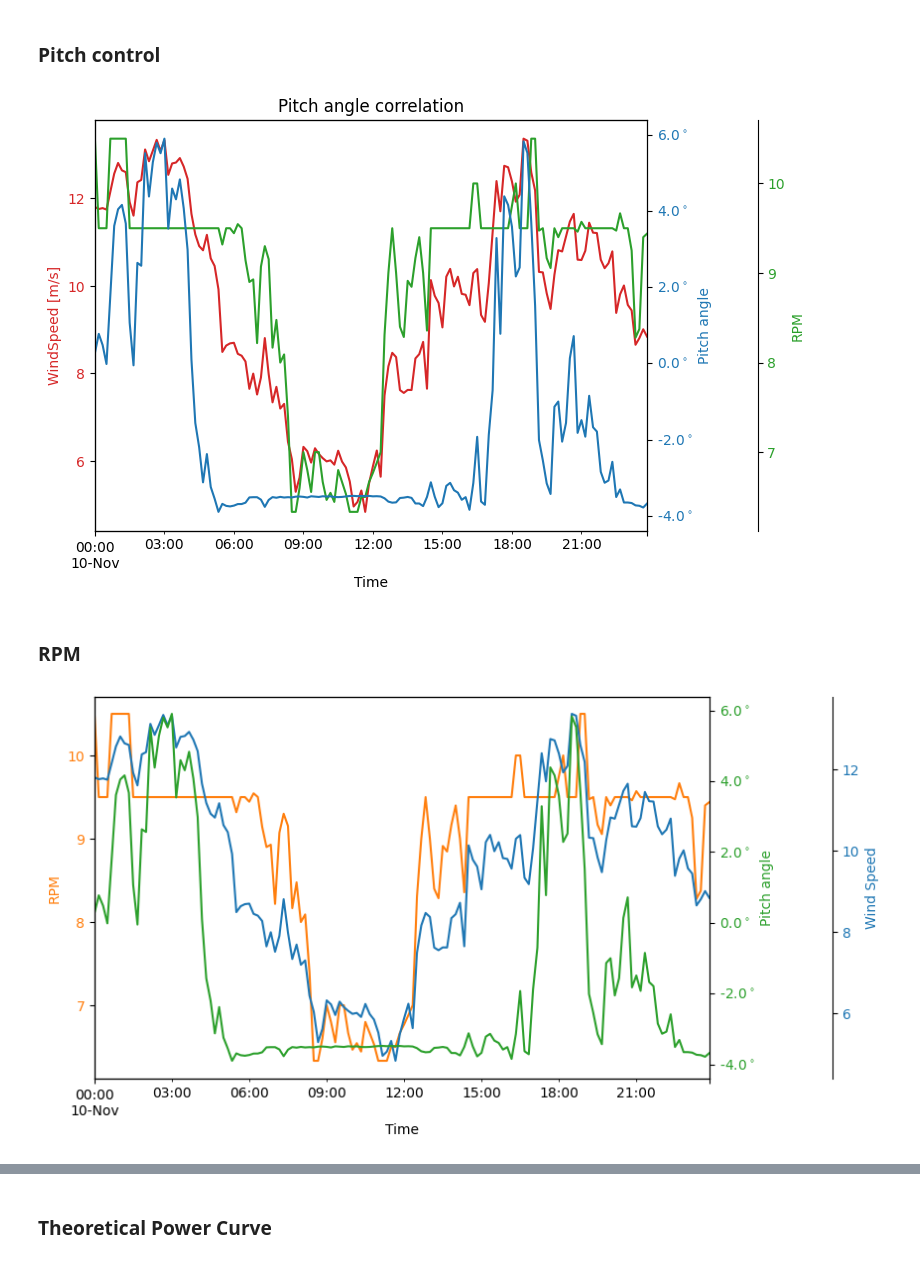
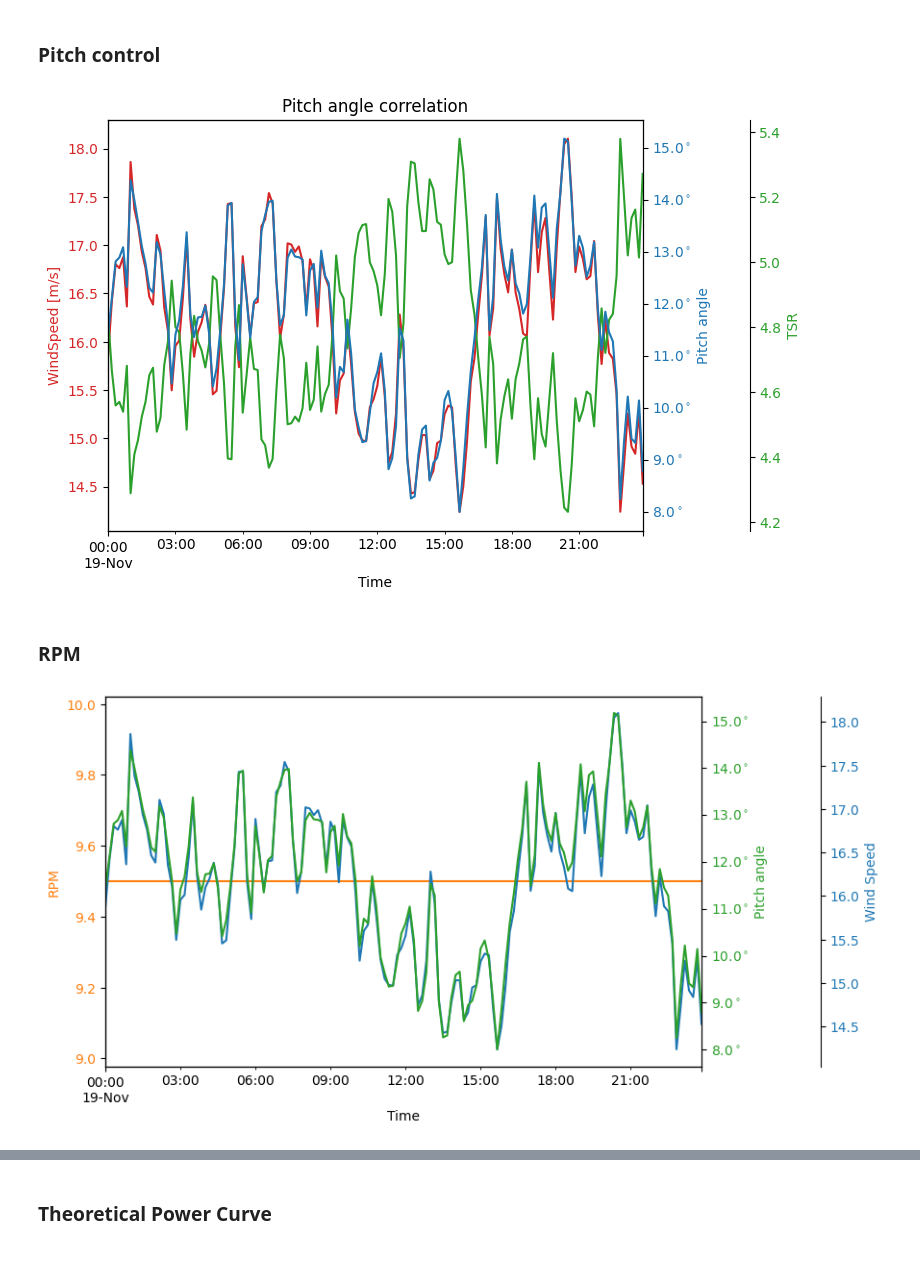
Before and after one commit to sondretb/Master-thesis---Wake-Scada-integration, a Jupyter notebook: pre_data_analysis.ipynb, the cells around one changed output, grey strips where cells are left out. Saved outputs shown, nothing was run; the diff lists cells and outputs as text; code cells hidden in the pictures.

```diff
--- a/pre_data_analysis.ipynb
+++ b/pre_data_analysis.ipynb
@@ -60,0 +42,4 @@ yaw_angle_DOW_2023_10min_avg.csv
+# %%
+from util import get_dataframes, timestamp_to_datetime_index
+
+data = get_dataframes()
@@ -72,13 +70,6 @@ wd_ws_F02 = ws_wd_yaw_10_min[['timestamp', 'DOW-F02-WindSpeed', 'DOW-F02-WindDir
 wd_ws_B01 = ws_wd_yaw_10_min[['timestamp', 'DOW-B01-WindSpeed', 'DOW-B01-WindDirection']].dropna()
 # %% [markdown]
 ### Wind direction
-# %%
-def timestamp_to_datetime_index(df):
-    if 'timestamp' not in df.columns:
-        raise KeyError('timestamp not in dataframe')
-    df['timestamp'] = pd.to_datetime(df['timestamp'])
-    df = df.set_index('timestamp')
-    return df
 # %%
 
 ax1 = WindroseAxes.from_ax()
@@ -352,44 +390,52 @@ A01_pitch = pd.merge(A01_pitch, active_power_a01, on='timestamp', how='outer')
 A01_pitch = pd.merge(A01_pitch, ws,  on='timestamp', how='outer')[['timestamp', 'DOW-A01-BladeAngleA', 'DOW-A01-BladeAngleB', 'DOW-A01-BladeAngleC', 'DOW-A01-WindSpeed', 'DOW-A01-ActivePower']]
 
 A01_pitch = timestamp_to_datetime_index(A01_pitch)
+# %%
+tt = 'A01'
+
+ws = data['windspeed_DOW_2023_10min_avg'][['timestamp', f'DOW-{tt}-WindSpeed']]
+rpm_a01 = data['RPM_DOW_2023_10min_avg'][['timestamp', f'DOW-{tt}-GenRPM']].ffill()
+rpm_ws_a01 = pd.merge(rpm_a01, ws, on='timestamp')
+rpm_ws_a01 = timestamp_to_datetime_index(rpm_ws_a01).dropna()
+rpm_ws_a01['TSR'] = (154 * np.pi * rpm_ws_a01[f'DOW-{tt}-GenRPM']/60)/rpm_ws_a01[f'DOW-{tt}-WindSpeed']
 # %%
-date = '2023-11-10'
+date = '2023-11-19'
 
 rpm_a01 = data['RPM_DOW_2023_10min_avg'][['timestamp', 'DOW-A01-GenRPM']]
 rpm_a01 = rpm_a01.ffill().dropna()
 rpm_a01 = timestamp_to_datetime_index(rpm_a01)
 plt.rcParams["figure.figsize"] = (8, 5)
 fig, ax1 = plt.subplots()
 
 color = 'tab:red'
 ax1.set_ylabel('WindSpeed [m/s]', color=color)
 A01_pitch.loc[date]['DOW-A01-WindSpeed'].plot(ax=ax1, color=color, xlabel='Time')
 
 ax1.tick_params(axis='y', labelcolor=color)
 
 ax2 = ax1.twinx()
 ax3 = ax1.twinx()
 
 ax2.spines.right.set_position(("axes", 1.2))
 
 color = 'tab:green'
-ax2.set_ylabel('RPM', color=color)
-rpm_a01.loc[date]['DOW-A01-GenRPM'].plot(ax = ax2, color=color)
+ax2.set_ylabel('TSR', color=color)
+rpm_ws_a01.loc[date]['TSR'].plot(ax = ax2, color=color)
 ax2.tick_params(axis='y', labelcolor=color)
 
 color = 'tab:blue'
 ax3.set_ylabel('Pitch angle', color=color)
 plt.gca().yaxis.set_major_formatter(FormatStrFormatter('%a$^\circ$'))
 A01_pitch.loc[date]['DOW-A01-BladeAngleA'].plot(ax=ax3, color=color)
 ax3.tick_params(axis='y', labelcolor=color)
 
 
 fig.tight_layout()  # otherwise the right y-label is slightly clipped
 #fig.legend(['Wind Speed', 'Active Power', 'Pitch angle'])
 plt.title("Pitch angle correlation")
 plt.show()
 # %% [output]
-[figure, old version]
+[figure, new version]
 # %% [markdown]
 ### RPM
 # %%
@@ -416,4 +462,4 @@ ax3.tick_params(axis='y', labelcolor=color)
 
 plt.show()
 # %% [output]
-[figure, old version]
+[figure, new version]
```
Also changed, not shown: parts of 15 cells of this notebook, 10 other files.
